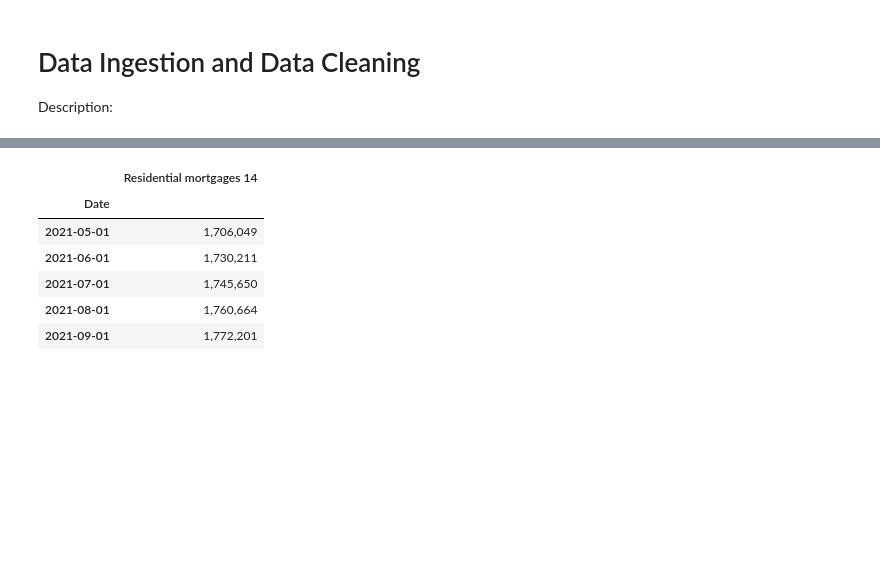
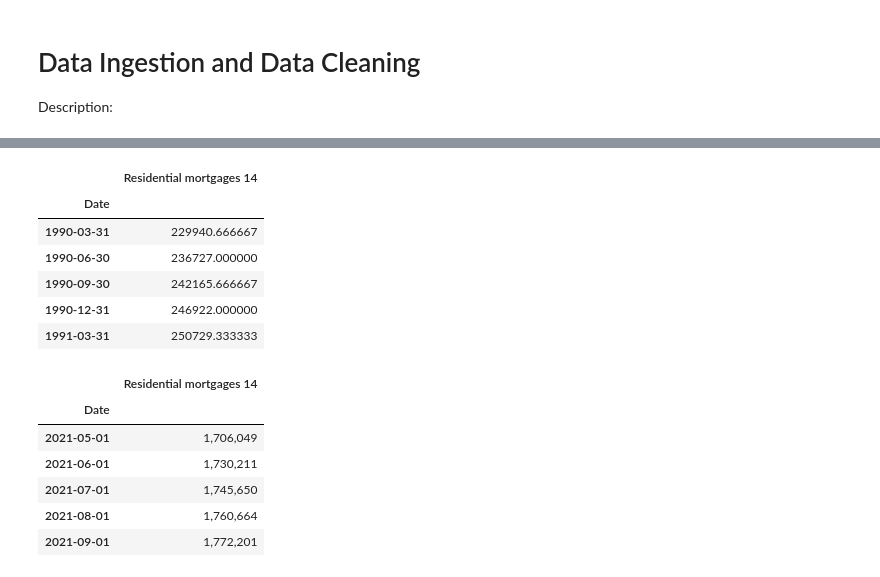
Before and after one commit to benjaminweymouth/Housing-Market-Forecasting-Time-Series-Analysis, a Jupyter notebook: Python Code/Qualitative_Multivariate Time Series.ipynb, the cells around one changed output, grey strips where cells are left out. Saved outputs shown, nothing was run; the diff lists cells and outputs as text; code cells hidden in the pictures; blank space fills up the shorter version.

```diff
--- a/Python Code/Qualitative_Multivariate Time Series.ipynb
+++ b/Python Code/Qualitative_Multivariate Time Series.ipynb
@@ -75,0 +104,4 @@ df_Residential_mortgages.head()
+# %%
+res_mortgage_transp['Date'] = res_mortgage_transp['Date'].astype('datetime64[ns]')
+res_mortgage_transp['Residential mortgages 14'] = res_mortgage_transp['Residential mortgages 14'].astype(float)
+res_mortgage_transp.info()
@@ -76,3 +118,15 @@ df_Residential_mortgages.head()
+# %%
+res_mortgage_transp.Date = pd.to_datetime(res_mortgage_transp.Date)
+res_mortgage_transp.set_index('Date', inplace=True)
+res_mortgage_transp.resample('1Q').mean().head()
+# %% [output]
+|  | Residential mortgages 14 |
+| Date |  |
+| 1990-03-31 | 229940.666667 |
+| 1990-06-30 | 236727.000000 |
+| 1990-09-30 | 242165.666667 |
+| 1990-12-31 | 246922.000000 |
+| 1991-03-31 | 250729.333333 |
 # %%
 #df_Residential_mortgages = df_Residential_mortgages.sort_index()
 #df_Residential_mortgages.head()
```
Also changed, not shown: parts of 11 cells of this notebook, 1 other file.
